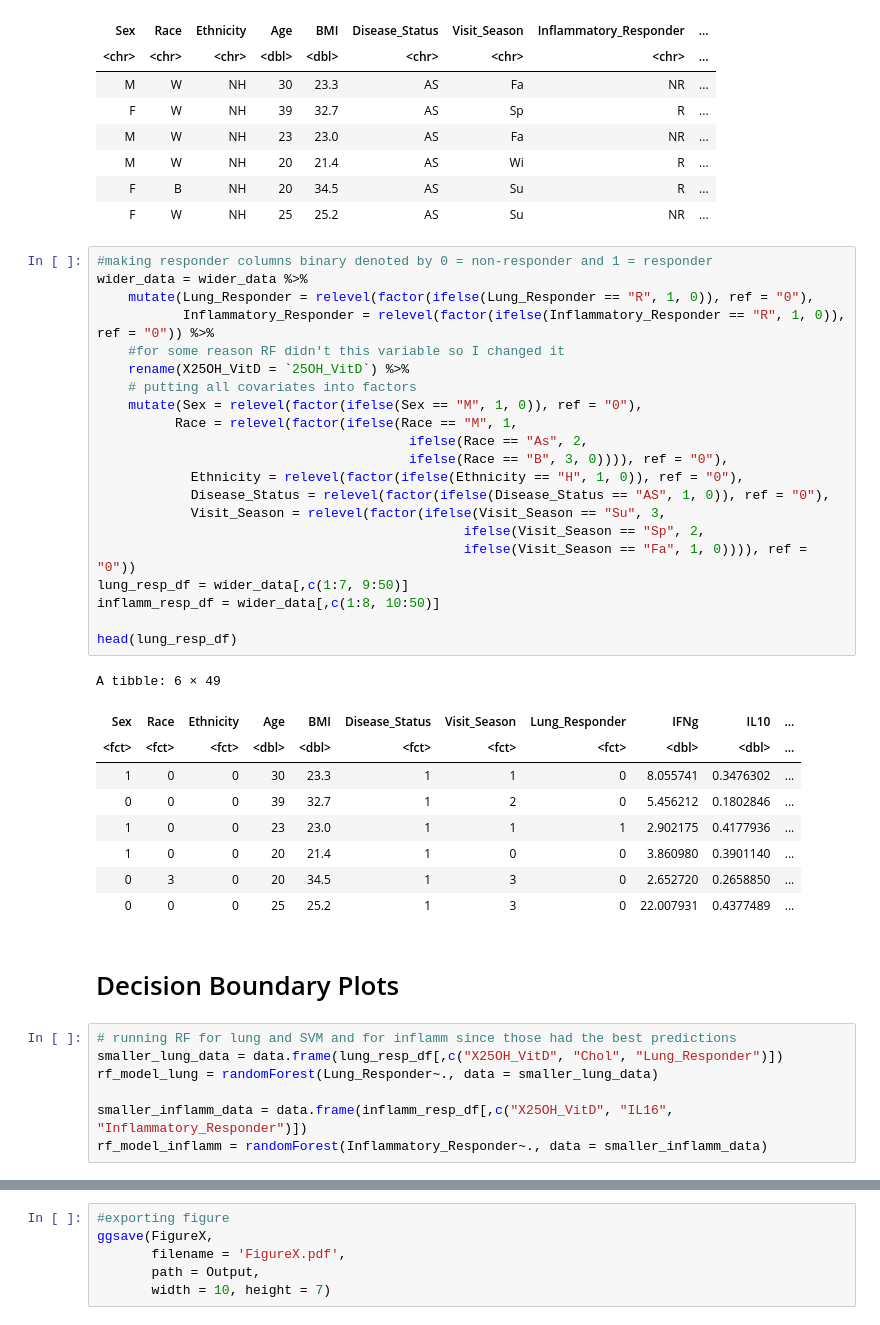
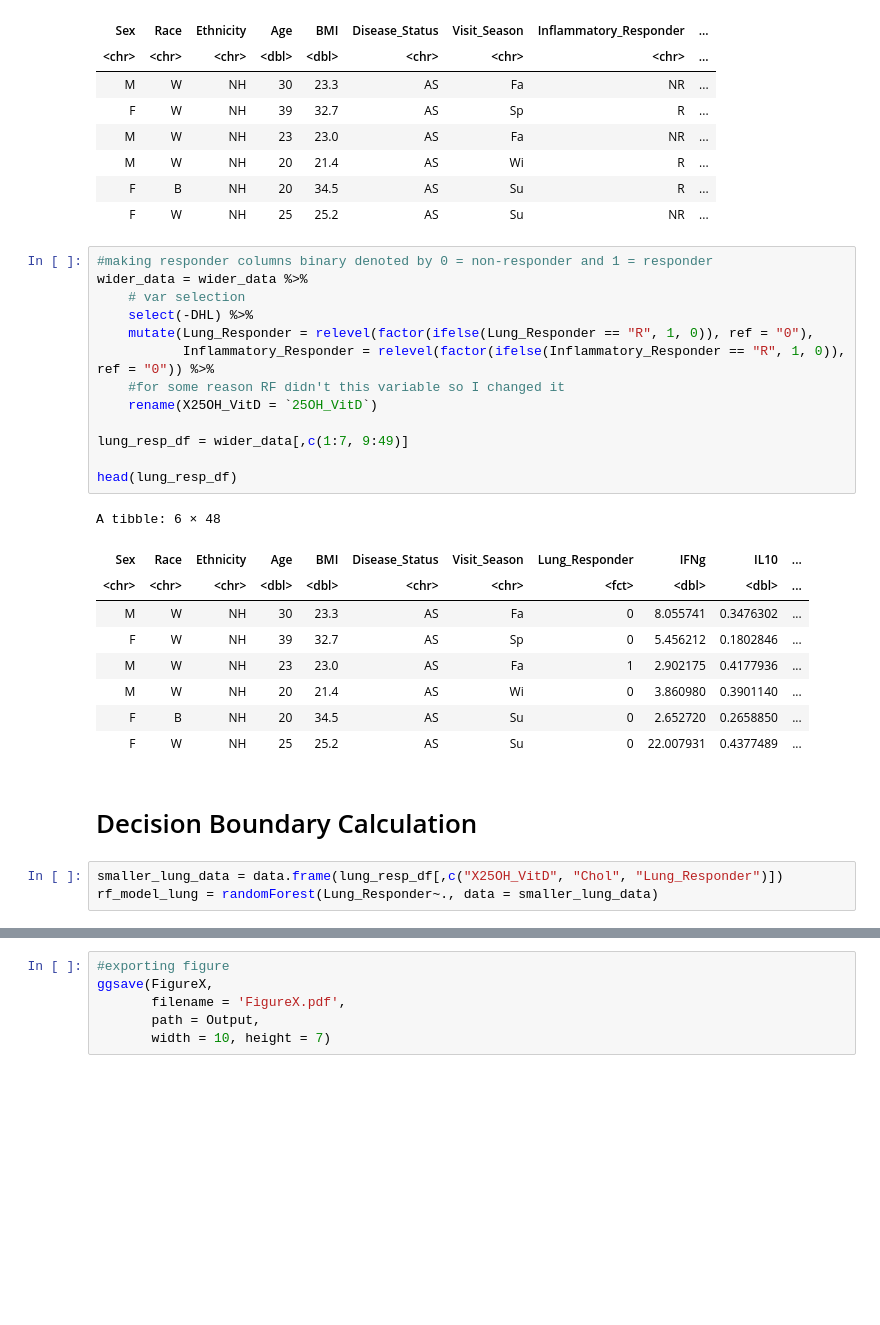
Before and after one commit to UNC-CEMALB/Ozone-exposure-is-associated-with-alterations-in-lung-and-systemic-sterol-profiles-in-healthy-and-as, a Jupyter notebook: 3. ML Visualizations/Decision Boundary Plot.ipynb, the cells around one changed output, grey strips where cells are left out. Saved outputs shown, nothing was run; the diff lists cells and outputs as text; blank space fills up the shorter version.

```diff
--- a/3. ML Visualizations/Decision Boundary Plot.ipynb
+++ b/3. ML Visualizations/Decision Boundary Plot.ipynb
@@ -97,43 +97,31 @@ A tibble: 6 × 50
 # %%
 #making responder columns binary denoted by 0 = non-responder and 1 = responder
 wider_data = wider_data %>%
+    # var selection
+    select(-DHL) %>%
     mutate(Lung_Responder = relevel(factor(ifelse(Lung_Responder == "R", 1, 0)), ref = "0"),
            Inflammatory_Responder = relevel(factor(ifelse(Inflammatory_Responder == "R", 1, 0)), ref = "0")) %>%
     #for some reason RF didn't this variable so I changed it
-    rename(X25OH_VitD = `25OH_VitD`) %>%
-    # putting all covariates into factors
-    mutate(Sex = relevel(factor(ifelse(Sex == "M", 1, 0)), ref = "0"),
-          Race = relevel(factor(ifelse(Race == "M", 1,
-                                        ifelse(Race == "As", 2,
-                                        ifelse(Race == "B", 3, 0)))), ref = "0"),
-            Ethnicity = relevel(factor(ifelse(Ethnicity == "H", 1, 0)), ref = "0"),
-            Disease_Status = relevel(factor(ifelse(Disease_Status == "AS", 1, 0)), ref = "0"),
-            Visit_Season = relevel(factor(ifelse(Visit_Season == "Su", 3,
-                                               ifelse(Visit_Season == "Sp", 2,
-                                               ifelse(Visit_Season == "Fa", 1, 0)))), ref = "0"))
-lung_resp_df = wider_data[,c(1:7, 9:50)]
-inflamm_resp_df = wider_data[,c(1:8, 10:50)]
+    rename(X25OH_VitD = `25OH_VitD`)
+
+lung_resp_df = wider_data[,c(1:7, 9:49)]
 
 head(lung_resp_df)
 # %% [output]
-A tibble: 6 × 49
+A tibble: 6 × 48
 | Sex | Race | Ethnicity | Age | BMI | Disease_Status | Visit_Season | Lung_Responder | IFNg | IL10 | ... |
-| <fct> | <fct> | <fct> | <dbl> | <dbl> | <fct> | <fct> | <fct> | <dbl> | <dbl> | ... |
-| 1 | 0 | 0 | 30 | 23.3 | 1 | 1 | 0 | 8.055741 | 0.3476302 | ... |
-| 0 | 0 | 0 | 39 | 32.7 | 1 | 2 | 0 | 5.456212 | 0.1802846 | ... |
-| 1 | 0 | 0 | 23 | 23.0 | 1 | 1 | 1 | 2.902175 | 0.4177936 | ... |
-| 1 | 0 | 0 | 20 | 21.4 | 1 | 0 | 0 | 3.860980 | 0.3901140 | ... |
-| 0 | 3 | 0 | 20 | 34.5 | 1 | 3 | 0 | 2.652720 | 0.2658850 | ... |
-| 0 | 0 | 0 | 25 | 25.2 | 1 | 3 | 0 | 22.007931 | 0.4377489 | ... |
+| <chr> | <chr> | <chr> | <dbl> | <dbl> | <chr> | <chr> | <fct> | <dbl> | <dbl> | ... |
+| M | W | NH | 30 | 23.3 | AS | Fa | 0 | 8.055741 | 0.3476302 | ... |
+| F | W | NH | 39 | 32.7 | AS | Sp | 0 | 5.456212 | 0.1802846 | ... |
+| M | W | NH | 23 | 23.0 | AS | Fa | 1 | 2.902175 | 0.4177936 | ... |
+| M | W | NH | 20 | 21.4 | AS | Wi | 0 | 3.860980 | 0.3901140 | ... |
+| F | B | NH | 20 | 34.5 | AS | Su | 0 | 2.652720 | 0.2658850 | ... |
+| F | W | NH | 25 | 25.2 | AS | Su | 0 | 22.007931 | 0.4377489 | ... |
 # %% [markdown]
-# Decision Boundary Plots
+# Decision Boundary Calculation
 # %%
-# running RF for lung and SVM and for inflamm since those had the best predictions
 smaller_lung_data = data.frame(lung_resp_df[,c("X25OH_VitD", "Chol", "Lung_Responder")])
 rf_model_lung = randomForest(Lung_Responder~., data = smaller_lung_data)
-
-smaller_inflamm_data = data.frame(inflamm_resp_df[,c("X25OH_VitD", "IL16", "Inflammatory_Responder")])
-rf_model_inflamm = randomForest(Inflammatory_Responder~., data = smaller_inflamm_data)
 # %%
 #obtaining grid values and predictions visualize using ggplot
 get_grid_df <- function(model, data, class = NULL, predict_type = "class",
```
Also changed, not shown: parts of 6 cells of this notebook.
